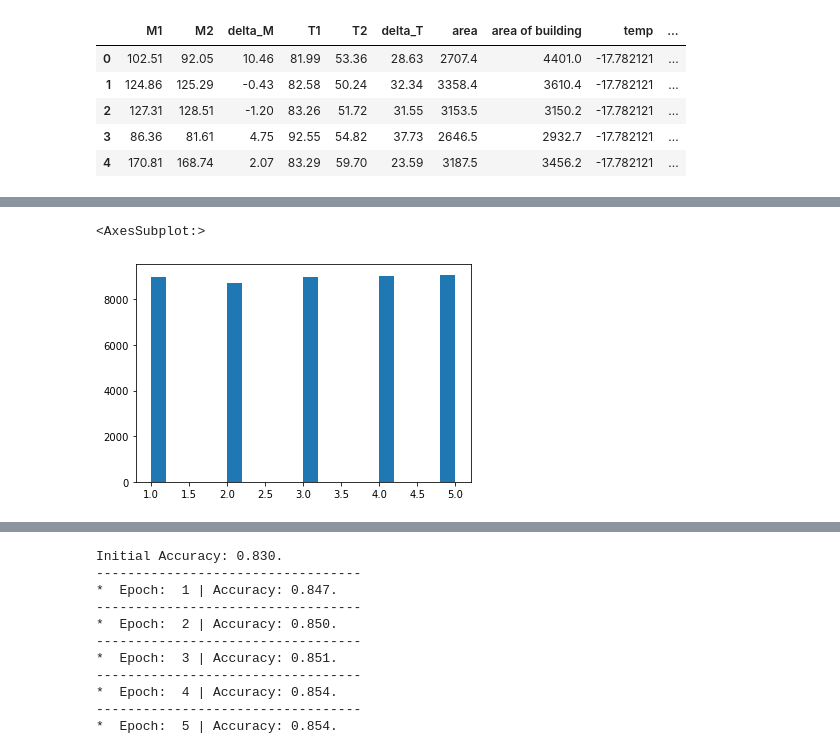
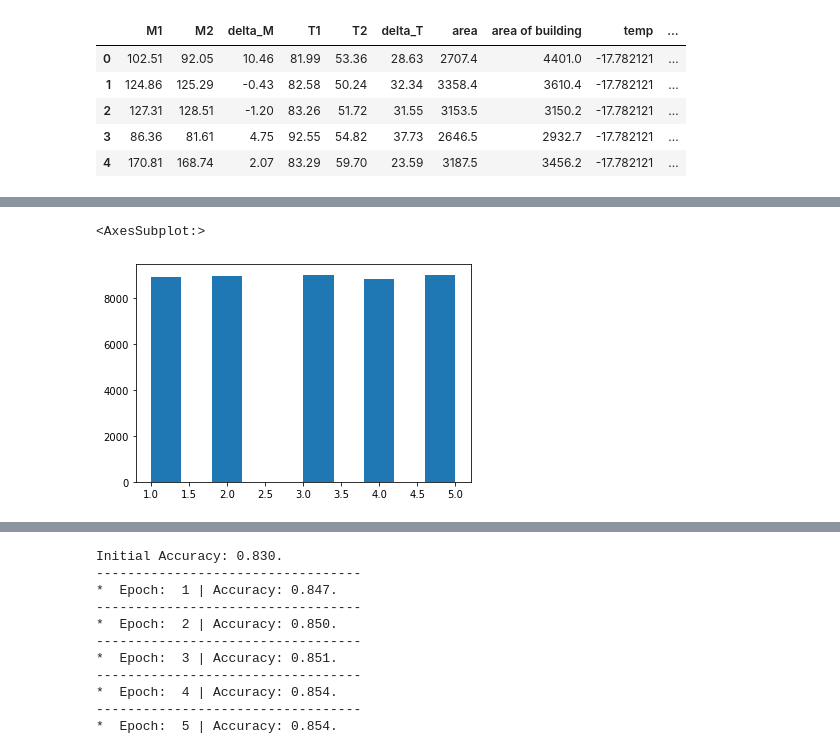
Before and after one commit to Hotomoderato/Dissertation-CodeRevision, a Jupyter notebook: Main.ipynb, the cells around one changed output, grey strips where cells are left out. Drawn from its saved outputs; the diff is of its cells as text; code cells hidden in the pictures.

```diff
--- a/Main.ipynb
+++ b/Main.ipynb
@@ -598,39 +616,3 @@ plt.show()
 [figure]
 # %% [markdown]
 When the data shows a long-tailed distribution, it will lead to bias in the classifier, which is more biased to identify the head classes with sufficient sample size and rich intra-class diversity, thus ignoring the tail classes, which is unfair to the tail classes. Due to the large number of tail IDs and the sparse number of samples each tail ID has, this can lead to a very chaotic feature space, with a large number of classes being poorly identified, making the feature space distorted and distorted. Ultimately the network learning yields an unhealthy model with innate distortions
-# %%
-import scipy.stats as spstats
-#Box-Cox变换是Box和Cox在1964年提出的一种广义幂变换方法，
-# 是统计建模中常用的一种数据变换，用于连续的响应变量不满足正态分布的情况。
-# Box-Cox变换之后，可以一定程度上减小不可观测的误差和预测变量的相关性。
-# Box-Cox变换的主要特点是引入一个参数，通过数据本身估计该参数进而确定应采取的数据变换形式，
-# Box-Cox变换可以明显地改善数据的正态性、对称性和方差相等性，对许多实际数据都是行之有效的。
-np_Qcal = data['Q'].to_list()
-# 从数据分布中移除非零值
-np_Q = np.array(data['Q'])
-# income_clean = income[~np.isnan(income)]
-# 计算最佳λ值
-l, opt_lambda = spstats.boxcox(np_Q)
-print('Optimal lambda value:', opt_lambda)
-
-# 进行Box-Cox变换
-data['Q_boxcox_lambda_opt'] = spstats.boxcox(data['Q'],lmbda=opt_lambda)
-data['Q_boxcox_lambda_opt'].hist(bins=50)
-
-
-u = data['Q_boxcox_lambda_opt'].mean()
-std = data['Q_boxcox_lambda_opt'].std()
-kstest = spstats.kstest(data['Q_boxcox_lambda_opt'], 'norm', args=(u, std))
-kstest
-
-# 计算下四分位数和上四分位
-Q1 = sunspots.quantile(q = 0.25)
-Q3 = sunspots.quantile(q = 0.75)# 基于1.5倍的四分位差计算上下须对应的值
-low_whisker = Q1 - 1.5*(Q3 - Q1)
-up_whisker = Q3 + 1.5*(Q3 - Q1)# 寻找异常点
-sunspots[(sunspots > low_whisker) & (sunspots < up_whisker)].describe()
-data = data[(data['Q_boxcox_lambda_opt'] > low_whisker) & (data['Q_boxcox_lambda_opt'] < up_whisker)]
-data.describe()
-from scipy.stats import normaltest
-k2, p = normaltest(data['Q_boxcox_lambda_opt'])
-p
@@ -935,8 +870,8 @@ data_sample.describe()
 # %%
-data_sample["level"].hist(bins=20, grid=False)
+data_sample["level"].hist(grid=False)
 # %% [output]
 <AxesSubplot:>
-[figure, old version]
+[figure, new version]
 # %%
 sample_X = data_sample.drop(columns=['level'])
 sample_y = data_sample['level']
```
Also changed, not shown: parts of 53 cells of this notebook.
